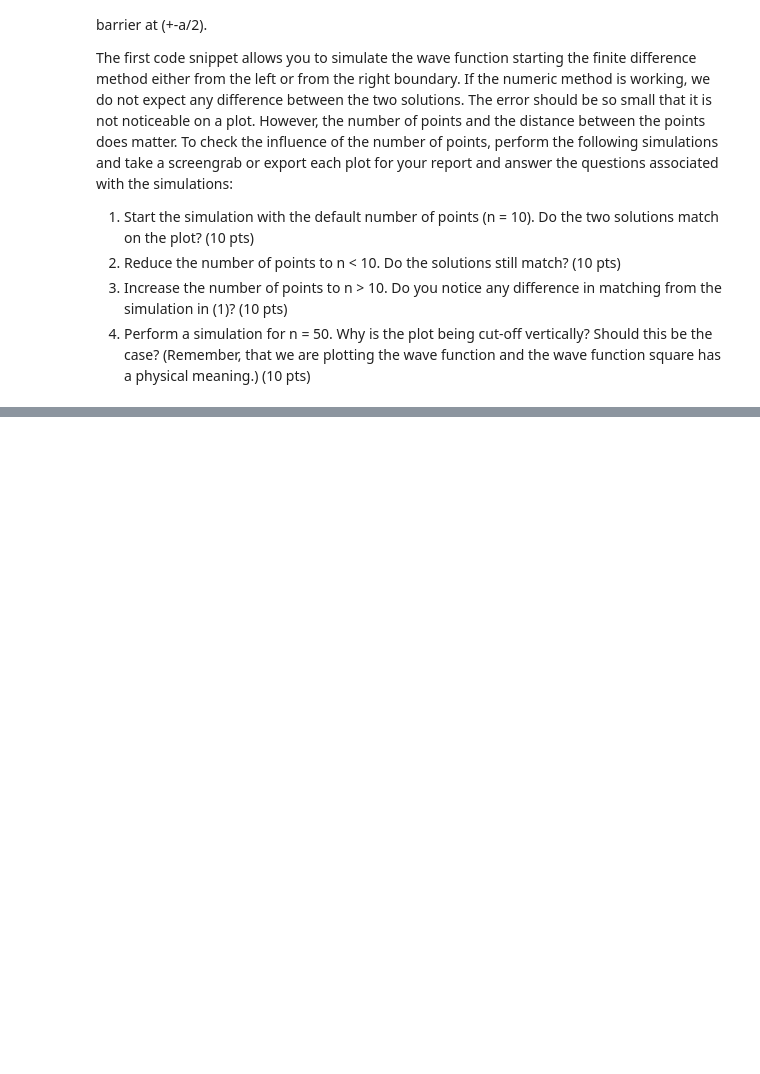
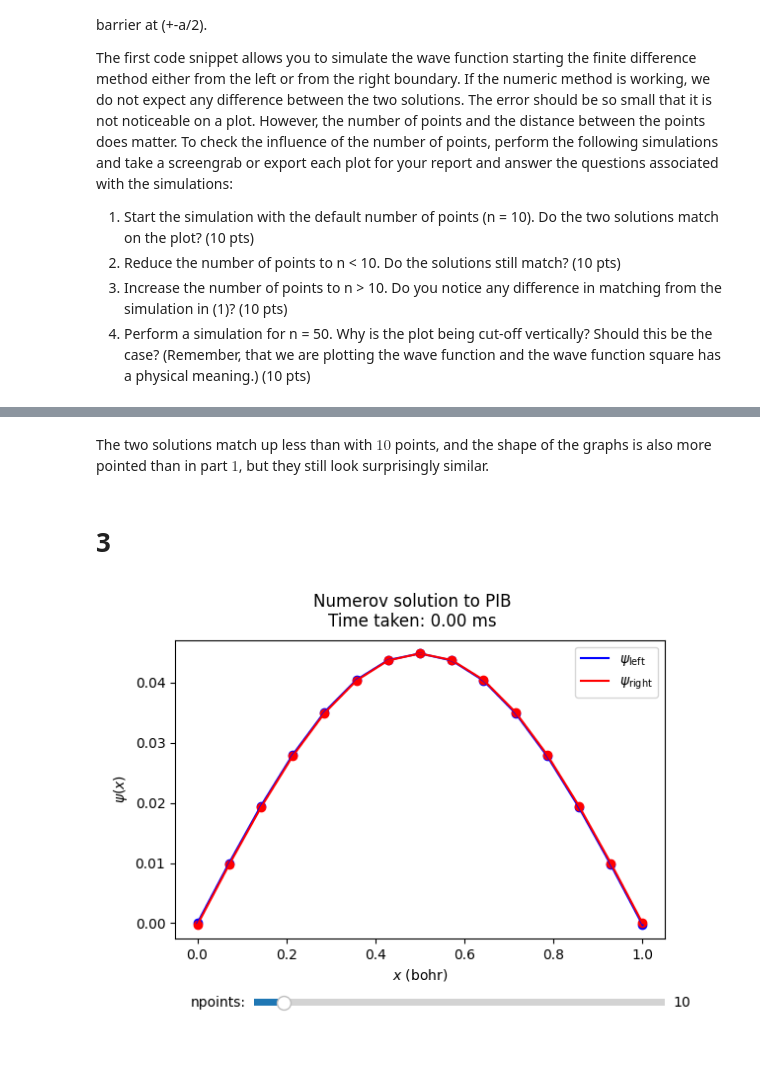
Before and after one commit to mikayla-eckelcifrese/EEE_434_functions, a Jupyter notebook: Project2_Numerical_Solutions_Schrodinger_Equation.ipynb, the cells around one changed output, grey strips where cells are left out. Cells and saved outputs as stored; diff of their text form; code cells hidden in the pictures; blank space fills up the shorter version.

```diff
--- a/Project2_Numerical_Solutions_Schrodinger_Equation.ipynb
+++ b/Project2_Numerical_Solutions_Schrodinger_Equation.ipynb
@@ -25,0 +42,8 @@ from Numerov_script1 import *
+# %% [markdown]
+The two solutions match up less than with $10$ points, and the shape of the graphs is also more pointed than in part $1$, but they still look surprisingly similar.
+# %% [markdown]
+# 3
+# %%
+numerov1(numPoints = 15)
+# %% [output]
+[figure, added]
```
Also changed, not shown: parts of 10 cells of this notebook, 1 other file.
